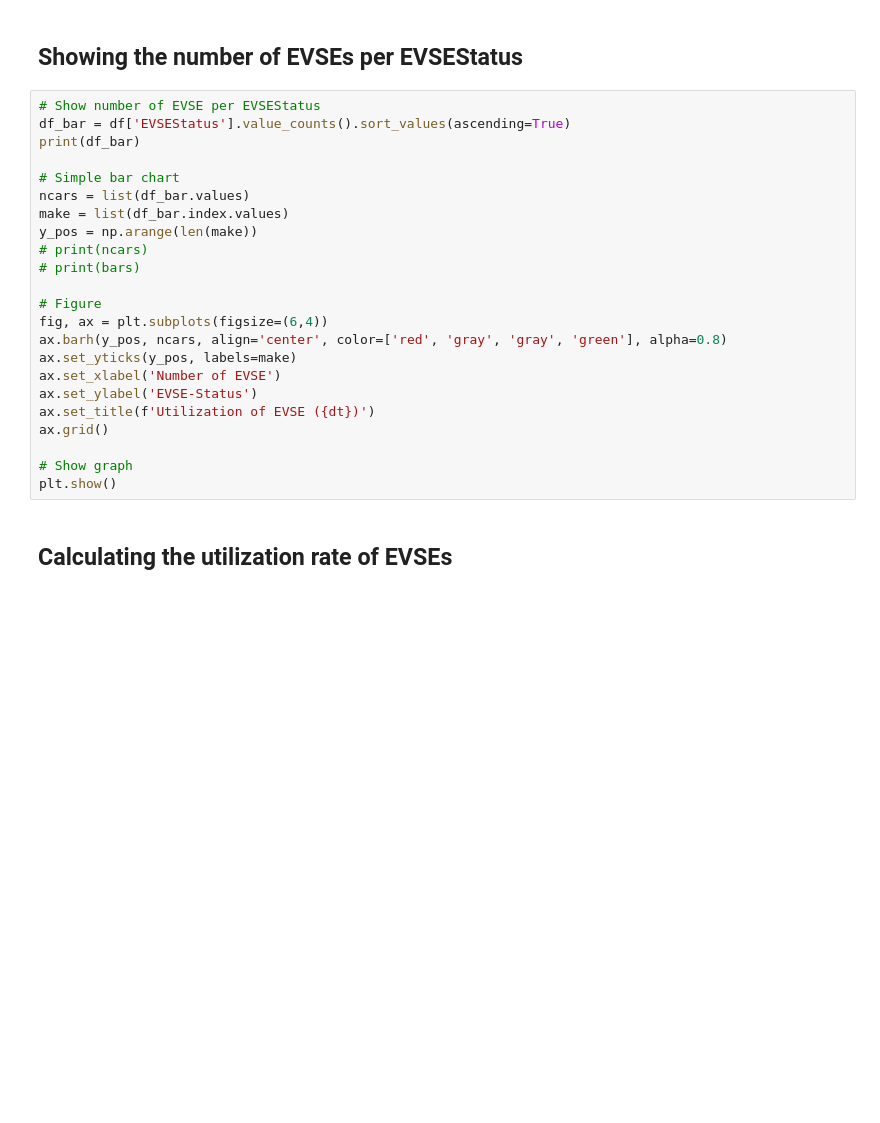
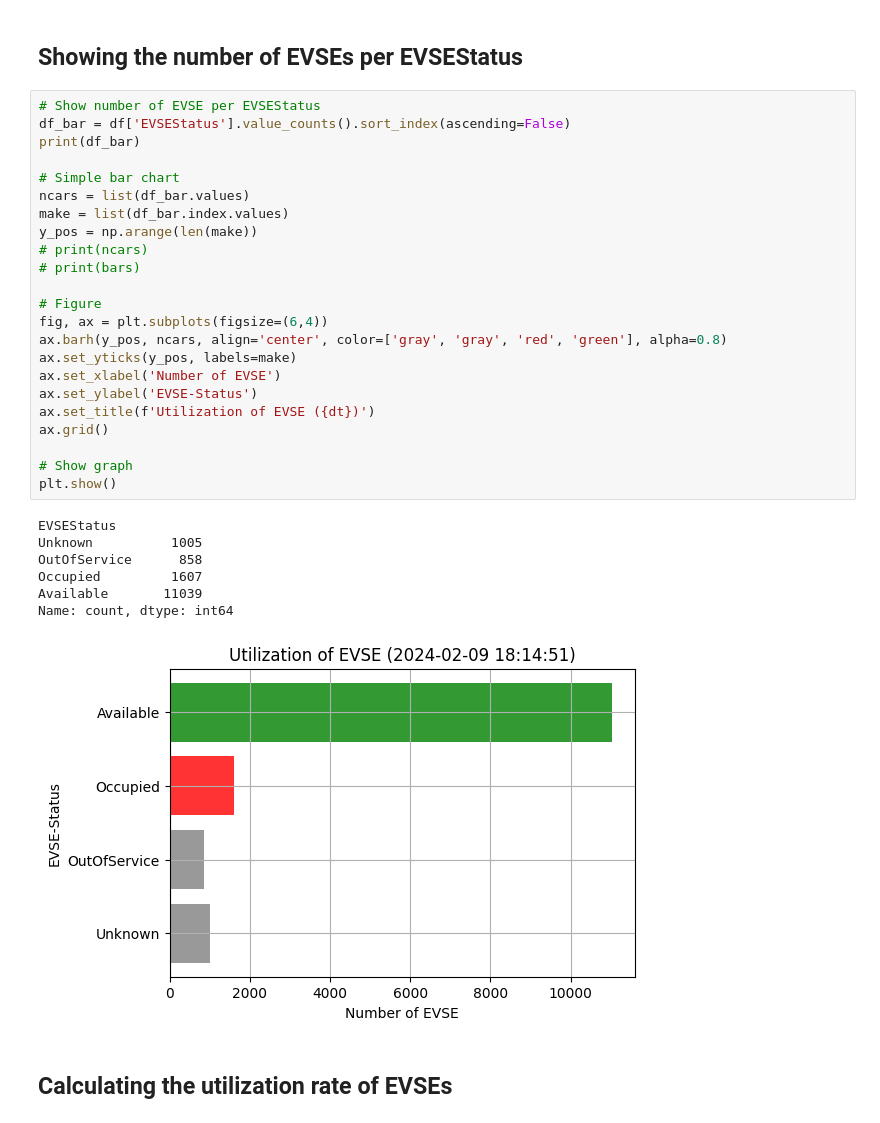
Before and after one commit to xIves/scientific_programming, a Jupyter notebook: Week_11/exercises/data_collector.ipynb, the cells around one changed output. Saved outputs shown, nothing was run; the diff lists cells and outputs as text; blank space fills up the shorter version.

```diff
--- a/Week_11/exercises/data_collector.ipynb
+++ b/Week_11/exercises/data_collector.ipynb
@@ -76,27 +94,35 @@ df
 ## Showing the number of EVSEs per EVSEStatus
 # %%
 # Show number of EVSE per EVSEStatus
-df_bar = df['EVSEStatus'].value_counts().sort_values(ascending=True)
+df_bar = df['EVSEStatus'].value_counts().sort_index(ascending=False)
 print(df_bar)
 
 # Simple bar chart
 ncars = list(df_bar.values)
 make = list(df_bar.index.values)
 y_pos = np.arange(len(make))
 # print(ncars)
 # print(bars)
 
 # Figure
 fig, ax = plt.subplots(figsize=(6,4))
-ax.barh(y_pos, ncars, align='center', color=['red', 'gray', 'gray', 'green'], alpha=0.8)
+ax.barh(y_pos, ncars, align='center', color=['gray', 'gray', 'red', 'green'], alpha=0.8)
 ax.set_yticks(y_pos, labels=make)
 ax.set_xlabel('Number of EVSE')
 ax.set_ylabel('EVSE-Status')
 ax.set_title(f'Utilization of EVSE ({dt})')
 ax.grid()
 
 # Show graph
 plt.show()
+# %% [output]
+EVSEStatus
+Unknown          1005
+OutOfService      858
+Occupied         1607
+Available       11039
+Name: count, dtype: int64
+[figure, added]
 # %% [markdown]
 ## Calculating the utilization rate of EVSEs
 # %%
```
Also changed, not shown: parts of 7 cells of this notebook, 16 other files.
